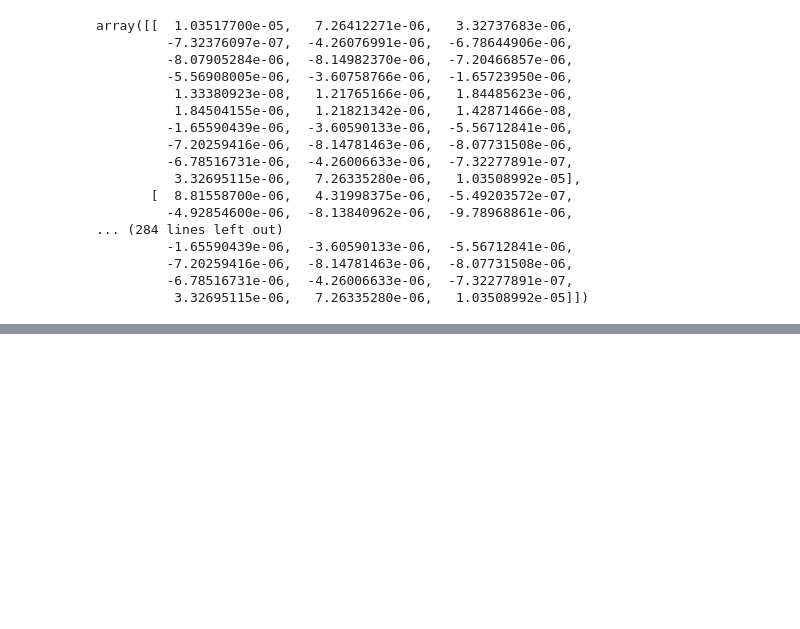
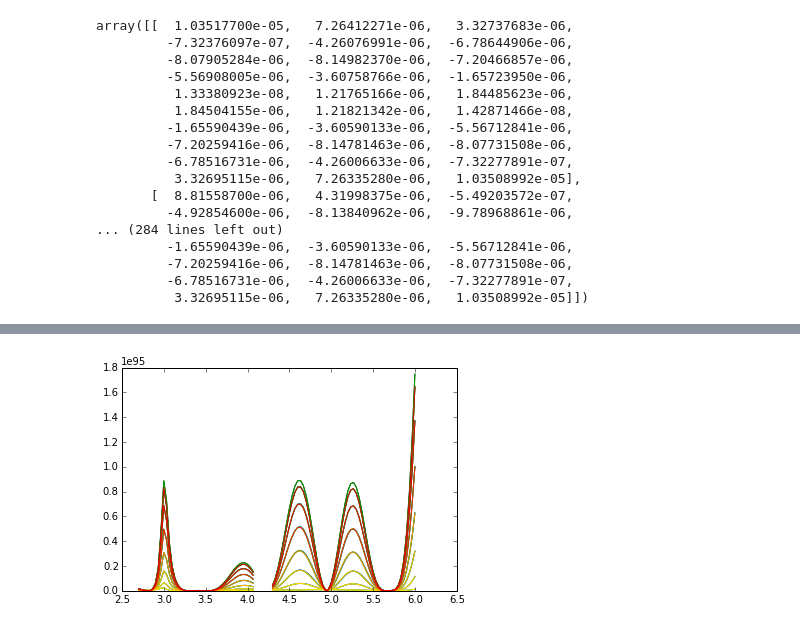
Before and after one commit to texnokrates/dicke, a Jupyter notebook: ipynotebooks/scattering.ipynb, the cells around one changed output, grey strips where cells are left out. Cells and saved outputs as stored; diff of their text form; code cells hidden in the pictures; blank space fills up the shorter version.

```diff
--- a/ipynotebooks/scattering.ipynb
+++ b/ipynotebooks/scattering.ipynb
@@ -552,0 +601,24 @@ print(w[50,20])
+# %%
+ωlist = np.linspace(startω, stopω, 100)
+Slist = np.empty(shape=ωlist.shape,dtype=float)
+for ai in range(30):
+    angle = ai * 2 * π / 30
+    # rotation around some tilted axis
+    R = 0.6e-6* np.dot(np.array([[1,0,0],[0,0.5**0.5,-0.5**0.5],[0,0.5**0.5,0.5**.5]]) , np.array([math.sin(angle),0,math.cos(angle)]))
+    for i in range(ωlist.shape[0]):
+        ω = ωlist[i]
+        ε_m = ε_drude(ε_inf, ω_p, γ_p, ω)
+        #print ("ε_m",ε_m)
+        K = mie_G_scatt(a=a, nmax=nmax, ε_m=ε_m,
+                        ε_b=ε_b, ω=ω, r1=r1, r2=R)
+        Kself = mie_G_scatt(a=a, nmax=nmax, ε_m=ε_m,
+                        ε_b=ε_b, ω=ω, r1=r1, r2=r1)
+        #pref = np.linalg.norm((ω*ω/(c*c*ε_0))*np.dot(G, μ))**2
+        #postf = 1/abs(ω-Ω)**2+1/abs(ω+Ω)**2
+        num = np.linalg.norm((ω*ω/(c*c*ε_0))*np.dot(K,μ))**2
+        den = abs(ω*ω-2j*ω*Ω.imag - abs(Ω)**2
+               +2*(ω*ω/(c*c*ε_0*ℏ)) * Ω.real*np.dot(μ,np.dot(Kself,μ)))**2
+        Slist[i] = num*den*2*(ω*ω+abs(Ω)**2)
+    plt.plot(ωlist*ℏ/eV,Slist)
+# %% [output]
+[figure, added]
```
Also changed, not shown: parts of 17 cells of this notebook.
